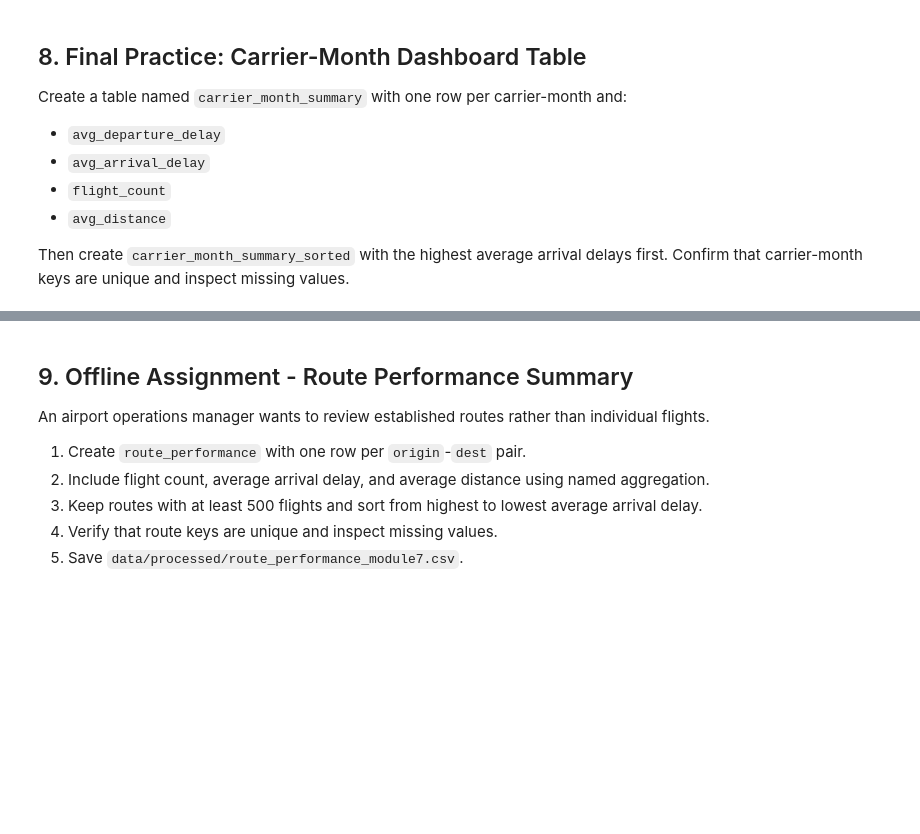
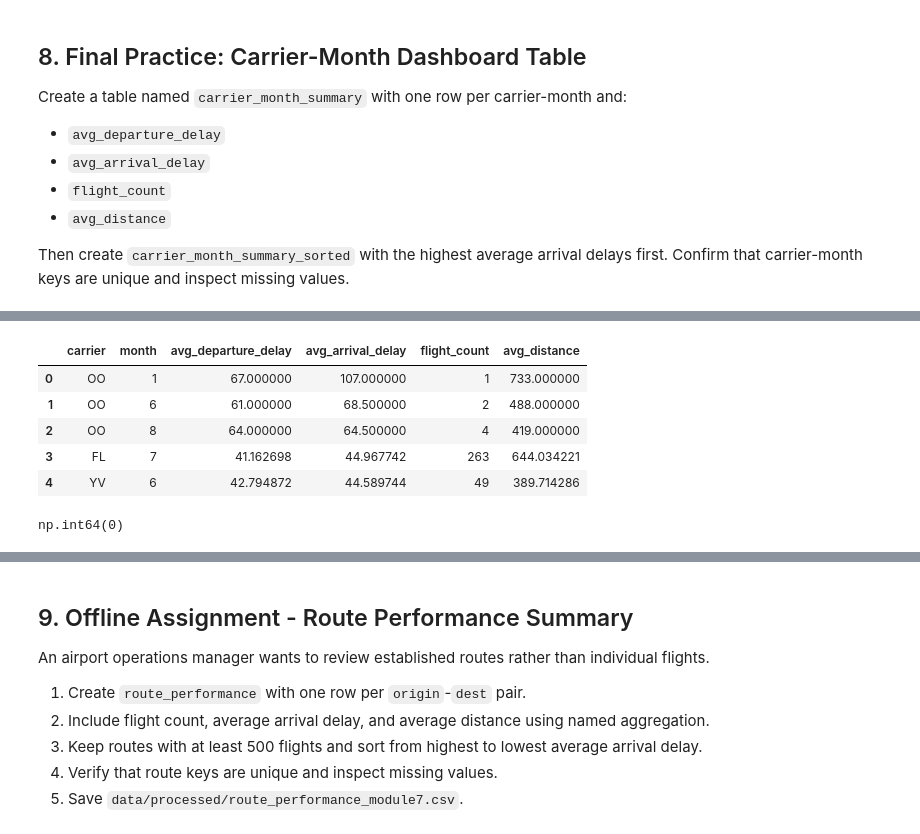
Before and after one commit to atul-utsa/ban6003-w7_8-atul, a Jupyter notebook: notebooks/module7_aggregation_reshaping_guided_lab.ipynb, the cells around one changed output, grey strips where cells are left out. Cells and saved outputs as stored; diff of their text form; code cells hidden in the pictures; blank space fills up the shorter version.

```diff
--- a/notebooks/module7_aggregation_reshaping_guided_lab.ipynb
+++ b/notebooks/module7_aggregation_reshaping_guided_lab.ipynb
@@ -398,9 +673,22 @@ carrier_month_summary = None
 # %%
 # Final Practice Step 2
 # Create carrier_month_summary_sorted with highest average arrival delay first.
+carrier_month_summary_sorted = carrier_month_summary.sort_values('avg_arrival_delay', ascending=False).reset_index(drop=True)
+
+carrier_month_summary_sorted.head()
+# %% [output]
+|  | carrier | month | avg_departure_delay | avg_arrival_delay | flight_count | avg_distance |
+| 0 | OO | 1 | 67.000000 | 107.000000 | 1 | 733.000000 |
+| 1 | OO | 6 | 61.000000 | 68.500000 | 2 | 488.000000 |
+| 2 | OO | 8 | 64.000000 | 64.500000 | 4 | 419.000000 |
+| 3 | FL | 7 | 41.162698 | 44.967742 | 263 | 644.034221 |
+| 4 | YV | 6 | 42.794872 | 44.589744 | 49 | 389.714286 |
 # %%
 # Final Practice Step 3
 # Check for duplicate carrier-month keys. The expected result is 0.
+carrier_month_summary[['carrier', 'month']].duplicated().sum()
+# %% [output]
+np.int64(0)
 # %%
 # Final Practice Step 4
 # Check missing values in carrier_month_summary.
```
Also changed, not shown: parts of 40 cells of this notebook, 2 other files.
